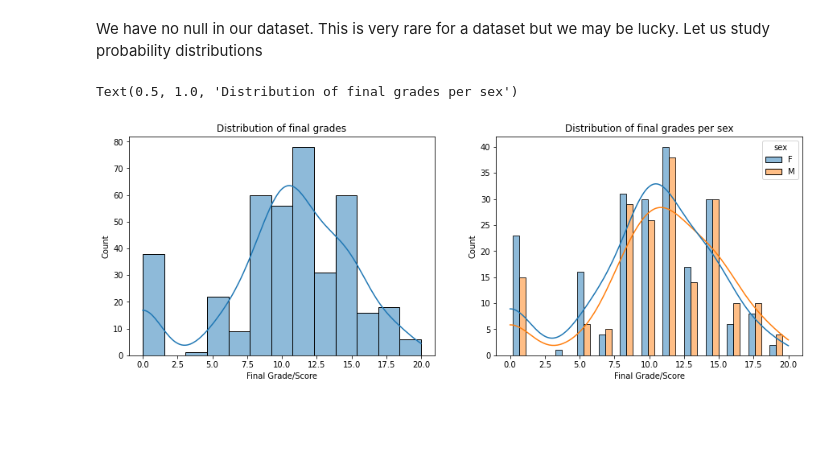
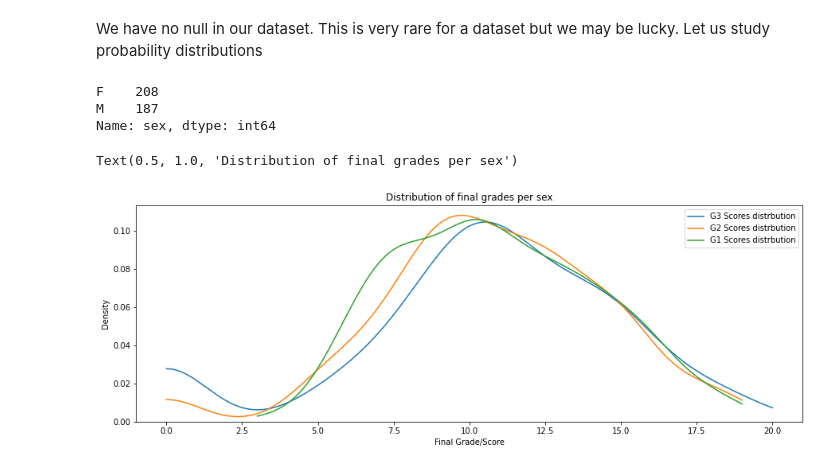
Before and after one commit to queezzy/DataExperiments, a Jupyter notebook: regression/student_grade_prediction.ipynb, the cells around one changed output. Saved outputs shown, nothing was run; the diff lists cells and outputs as text; code cells hidden in the pictures; blank space fills up the shorter version.

Commit message:
Visualisations des variables categorielles

```diff
--- a/regression/student_grade_prediction.ipynb
+++ b/regression/student_grade_prediction.ipynb
@@ -81,15 +84,20 @@ G3            0
 dtype: int64
 # %% [markdown]
 We have no null in our dataset. This is very rare for a dataset but we may be lucky. Let us study probability distributions
-# %%
-fig, ax = plt.subplots(nrows=1,ncols=2,figsize=(15,5))
-sns.histplot(data=df,x="G3",kde=True, multiple="dodge", ax=ax[0])
-ax[0].set_xlabel("Final Grade/Score")
-ax[0].set_title("Distribution of final grades")
-
-sns.histplot(data=df,x="G3",kde=True,hue="sex", multiple="dodge",shrink=0.6, ax=ax[1])
-ax[1].set_xlabel("Final Grade/Score")
-ax[1].set_title("Distribution of final grades per sex")
-# %% [output]
-Text(0.5, 1.0, 'Distribution of final grades per sex')
-[figure, removed]
+# %%
+print(df["sex"].value_counts())
+fig, ax = plt.subplots(nrows=1,ncols=1,figsize=(15,5))
+
+
+sns.kdeplot(data=df,x="G3", ax=ax,label="G3 Scores distrbution",cut=0)
+sns.kdeplot(data=df,x="G2",  ax=ax,label="G2 Scores distrbution",cut=0)
+sns.kdeplot(data=df,x="G1", ax=ax,label="G1 Scores distrbution",cut=0)
+ax.legend()
+ax.set_xlabel("Final Grade/Score")
+ax.set_title("Distribution of final grades per sex")
+# %% [output]
+F    208
+M    187
+Name: sex, dtype: int64
+Text(0.5, 1.0, 'Distribution of final grades per sex')
+[figure, added]
```
Also changed, not shown: parts of 4 cells of this notebook.
